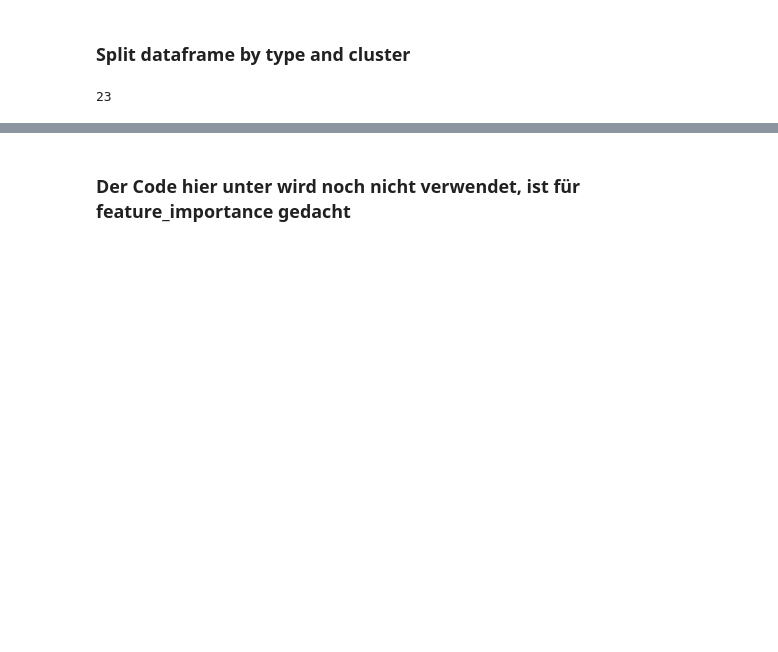
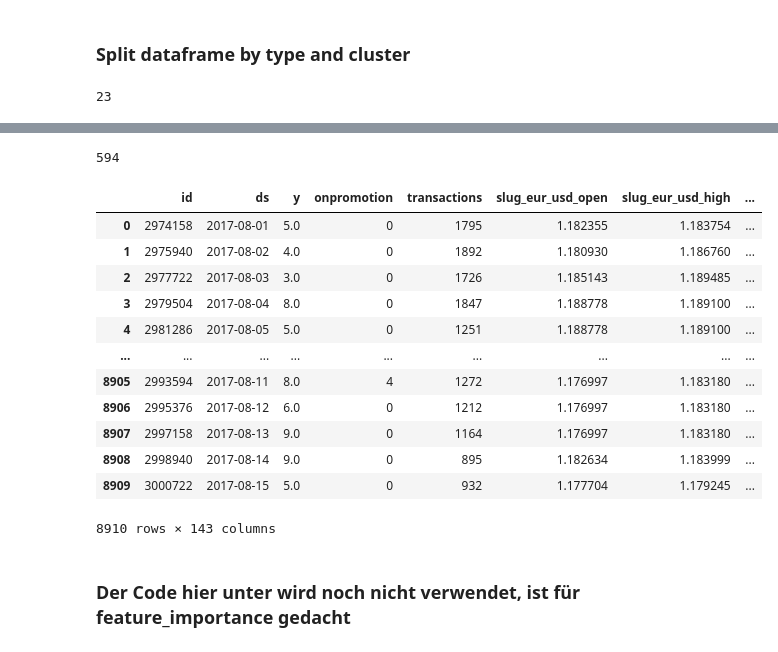
Before and after one commit to NadjaSchindler/ForecastingUniProject, a Jupyter notebook: code/forecasting_final.ipynb, the cells around one changed output, grey strips where cells are left out. Cells and saved outputs as stored; diff of their text form; code cells hidden in the pictures; blank space fills up the shorter version.

```diff
--- a/code/forecasting_final.ipynb
+++ b/code/forecasting_final.ipynb
@@ -1188,3 +1219,22 @@ ArrowInvalid: ('Could not convert               id         ds    y  onpromotion
+# %%
+display(best_predictions_df["unique_id"].nunique())
+
+display(best_predictions_df)
+# %% [output]
+594
+|  | id | ds | y | onpromotion | transactions | slug_eur_usd_open | slug_eur_usd_high | ... |
+| 0 | 2974158 | 2017-08-01 | 5.0 | 0 | 1795 | 1.182355 | 1.183754 | ... |
+| 1 | 2975940 | 2017-08-02 | 4.0 | 0 | 1892 | 1.180930 | 1.186760 | ... |
+| 2 | 2977722 | 2017-08-03 | 3.0 | 0 | 1726 | 1.185143 | 1.189485 | ... |
+| 3 | 2979504 | 2017-08-04 | 8.0 | 0 | 1847 | 1.188778 | 1.189100 | ... |
+| 4 | 2981286 | 2017-08-05 | 5.0 | 0 | 1251 | 1.188778 | 1.189100 | ... |
+| ... | ... | ... | ... | ... | ... | ... | ... | ... |
+| 8905 | 2993594 | 2017-08-11 | 8.0 | 4 | 1272 | 1.176997 | 1.183180 | ... |
+| 8906 | 2995376 | 2017-08-12 | 6.0 | 0 | 1212 | 1.176997 | 1.183180 | ... |
+| 8907 | 2997158 | 2017-08-13 | 9.0 | 0 | 1164 | 1.176997 | 1.183180 | ... |
+| 8908 | 2998940 | 2017-08-14 | 9.0 | 0 | 895 | 1.182634 | 1.183999 | ... |
+| 8909 | 3000722 | 2017-08-15 | 5.0 | 0 | 932 | 1.177704 | 1.179245 | ... |
+8910 rows × 143 columns
 # %%
 px.scatter(best_predictions_df, x=model, y="y", title=f"Comparison of actuals vs best predicions per unique_id for {model}", opacity=0.2, trendline="ols", trendline_color_override="red")
 # %% [markdown]
```
Also changed, not shown: parts of 6 cells of this notebook, 2 other files.
